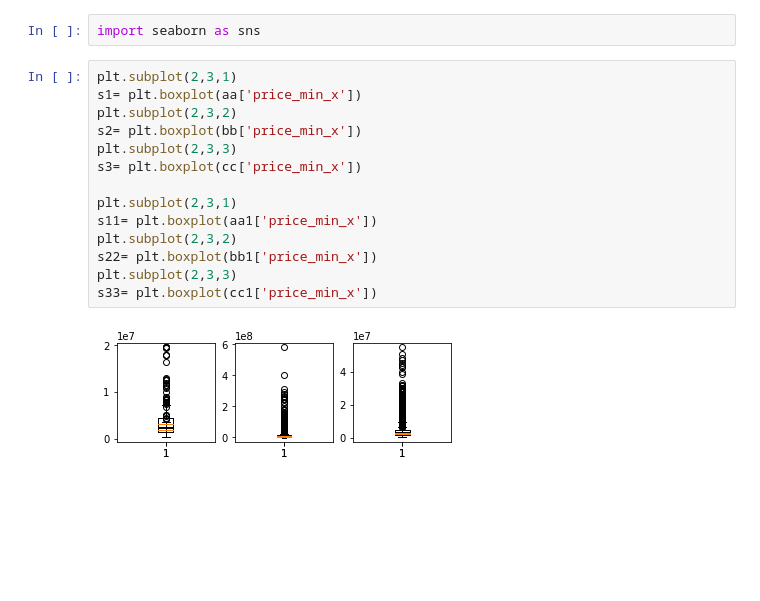
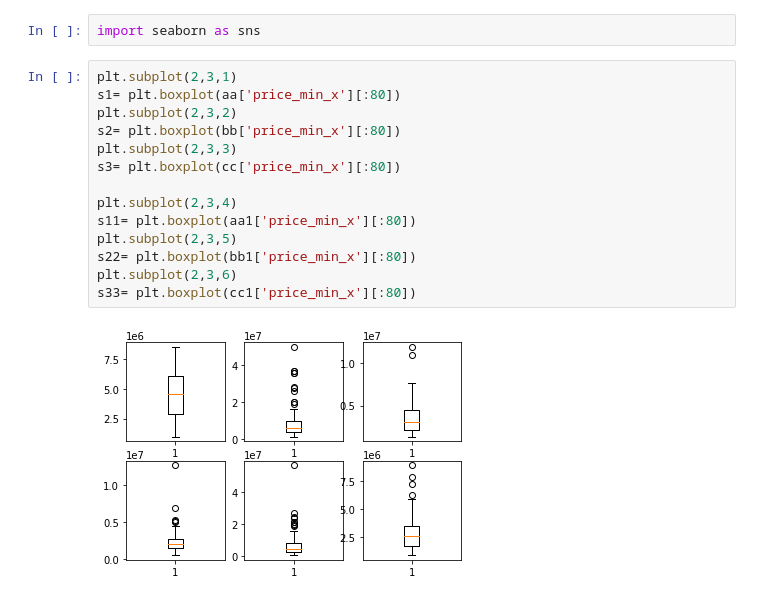
Before and after one commit to 1234567890qqqqqq/BasicProg_DataViz65, a Jupyter notebook: DataViz02_Data_Distribution_.ipynb, the cells around one changed output. Cells and saved outputs as stored; diff of their text form; blank space fills up the shorter version.

```diff
--- a/DataViz02_Data_Distribution_.ipynb
+++ b/DataViz02_Data_Distribution_.ipynb
@@ -632,17 +632,17 @@ from matplotlib import pyplot as plt
 import seaborn as sns
 # %%
 plt.subplot(2,3,1)
-s1= plt.boxplot(aa['price_min_x'])
+s1= plt.boxplot(aa['price_min_x'][:80])
 plt.subplot(2,3,2)
-s2= plt.boxplot(bb['price_min_x'])
+s2= plt.boxplot(bb['price_min_x'][:80])
 plt.subplot(2,3,3)
-s3= plt.boxplot(cc['price_min_x'])
+s3= plt.boxplot(cc['price_min_x'][:80])
 
-plt.subplot(2,3,1)
-s11= plt.boxplot(aa1['price_min_x'])
-plt.subplot(2,3,2)
-s22= plt.boxplot(bb1['price_min_x'])
-plt.subplot(2,3,3)
-s33= plt.boxplot(cc1['price_min_x'])
+plt.subplot(2,3,4)
+s11= plt.boxplot(aa1['price_min_x'][:80])
+plt.subplot(2,3,5)
+s22= plt.boxplot(bb1['price_min_x'][:80])
+plt.subplot(2,3,6)
+s33= plt.boxplot(cc1['price_min_x'][:80])
 # %% [output]
-[figure, old version]
+[figure, new version]
```
